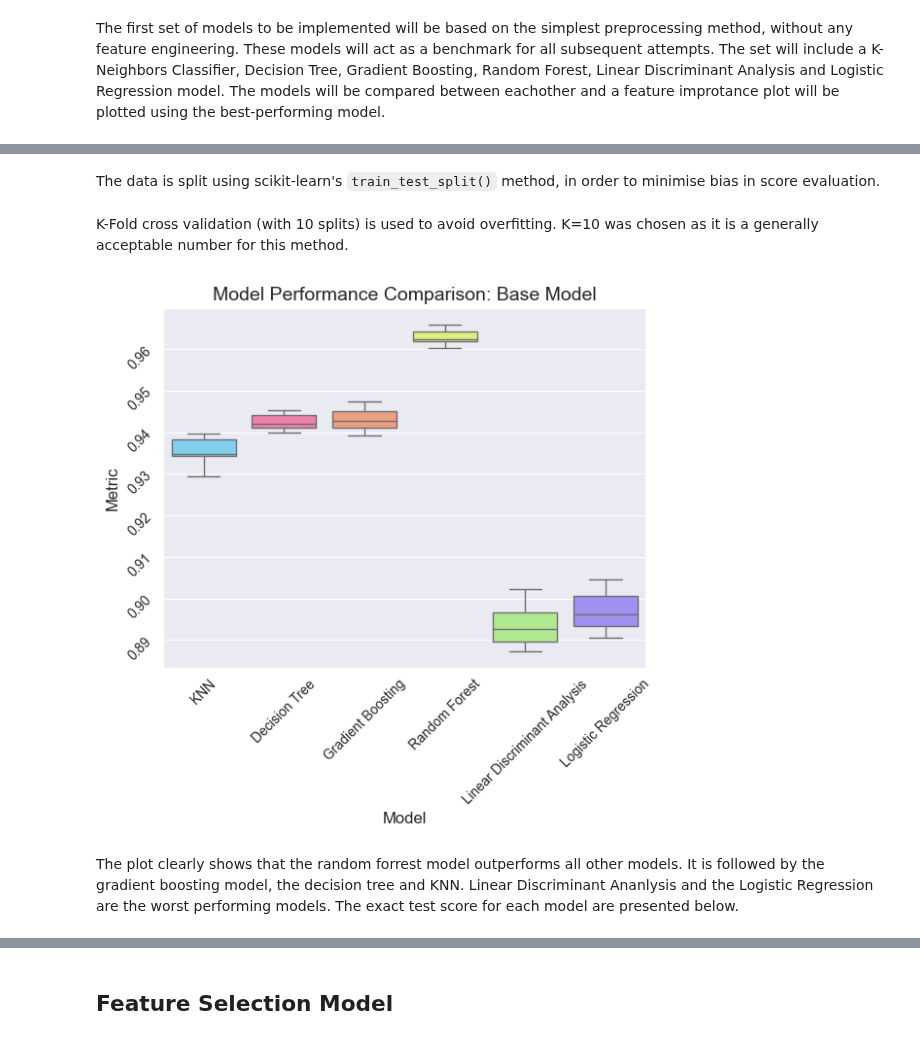
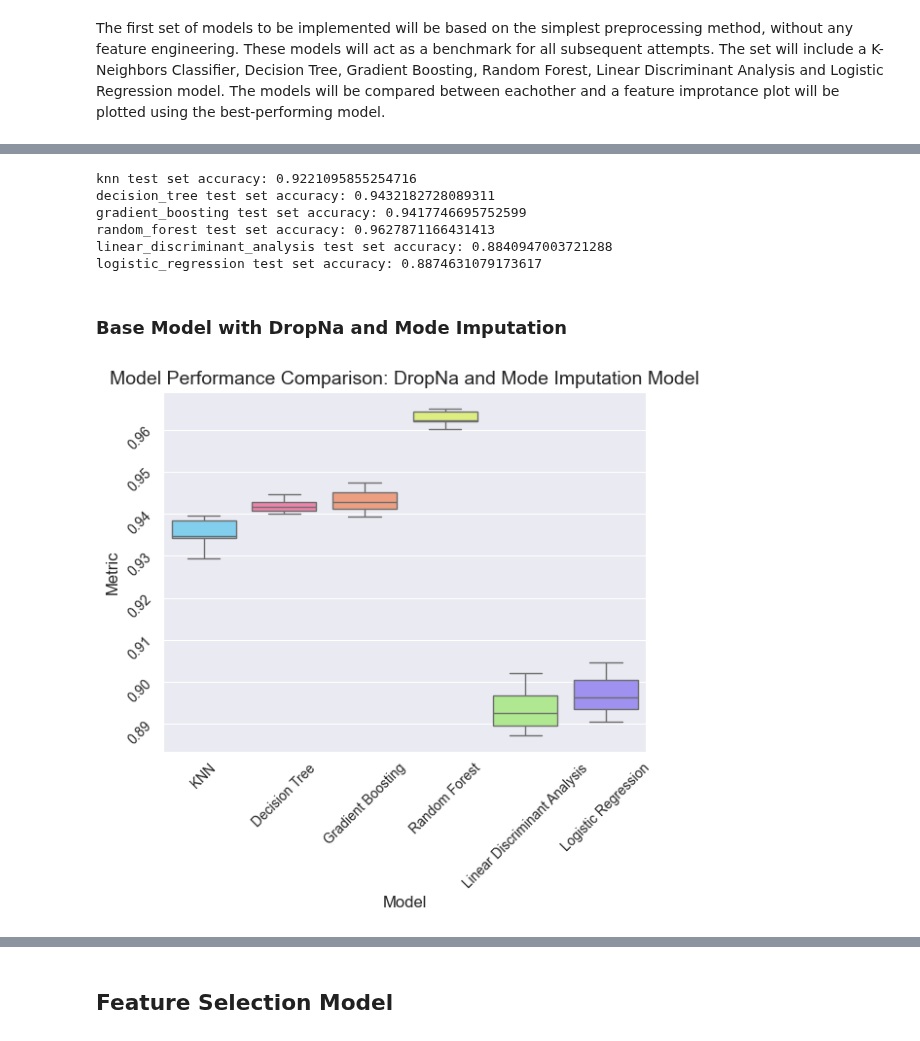
Before and after one commit to alexandra-pritoula/airline_passenger_satisfaction, a Jupyter notebook: Notebooks/model_training_and_evaluation.ipynb, the cells around one changed output, grey strips where cells are left out. Cells and saved outputs as stored; diff of their text form; code cells hidden in the pictures.

Commit message:
Completing the data_preparation notebook.

```diff
--- a/Notebooks/model_training_and_evaluation.ipynb
+++ b/Notebooks/model_training_and_evaluation.ipynb
@@ -31,0 +77,15 @@ The first set of models to be implemented will be based on the simplest preproce
+# %%
+# Loading the results:
+bm_data = pd.read_pickle('../Models/Imputation_Model_1/bm_data_imputed.pkl')
+
+# Plotting the boxplots:
+sns.set_style('darkgrid')
+ax = sns.boxplot(x='Model', y='Metric', hue='Model', data=bm_data, palette = ['#70D6FF', '#FF70A6', '#FF9770', '#E9FF70', '#AAF683', '#9381FF'])
+
+# Customizing the plots:
+ax.set_title('Model Performance Comparison: Base Model with Iteratively Imputed Data', fontsize = 14)
+ax.set_xlabel('Model', fontsize = 12)
+ax.set_ylabel('Metric', fontsize = 12)
+ax.tick_params(axis='both', labelsize = 10, rotation = 45)
+
+plt.show()
@@ -31,0 +164,15 @@ The first set of models to be implemented will be based on the simplest preproce
+# %%
+# Loading the results:
+bm_data = pd.read_pickle('../Models/Imputation_Model_2/bm_data_imputed_knn.pkl')
+
+# Plotting the boxplots:
+sns.set_style('darkgrid')
+ax = sns.boxplot(x='Model', y='Metric', hue='Model', data=bm_data, palette = ['#70D6FF', '#FF70A6', '#FF9770', '#E9FF70', '#AAF683', '#9381FF'])
+
+# Customizing the plots:
+ax.set_title('Model Performance Comparison: Base Model with KNN Imputed Data', fontsize = 14)
+ax.set_xlabel('Model', fontsize = 12)
+ax.set_ylabel('Metric', fontsize = 12)
+ax.tick_params(axis='both', labelsize = 10, rotation = 45)
+
+plt.show()
@@ -32,8 +197,25 @@ The first set of models to be implemented will be based on the simplest preproce
+# %%
+# Dictionary to store loaded models:
+loaded_models = {}
+
+# Loading the saved models:
+for name in models.keys():
+    model_pkl_file = '../Models/Imputation_Model_2/{}.pkl'.format(name)
+    with open(model_pkl_file, 'rb') as file:
+        loaded_models[name] = pickle.load(file)
+    print('{} test set accuracy: {}'.format(name, loaded_models[name]))
+# %% [output]
+knn test set accuracy: 0.9221095855254716
+decision_tree test set accuracy: 0.9432182728089311
+gradient_boosting test set accuracy: 0.9417746695752599
+random_forest test set accuracy: 0.9627871166431413
+linear_discriminant_analysis test set accuracy: 0.8840947003721288
+logistic_regression test set accuracy: 0.8874631079173617
+# %% [markdown]
+### Base Model with DropNa and Mode Imputation
 # %%
 # Importing the preprocessed data:
 train = pd.read_pickle('../Data/Preprocessed_1/train_preprocessed_1_dummies.pkl')
-# %% [markdown]
-The data is split using scikit-learn's `train_test_split()` method, in order to minimise bias in score evaluation.
 # %%
 # Splitting the data into train and test sets:
 X = train.drop(columns = 'Satisfaction', axis = 1)
@@ -44,8 +226,6 @@ X_train, X_test, y_train, y_test = train_test_split(X, y, random_state = 42, tes
 scaler = StandardScaler()
 X_train_scaled = scaler.fit_transform(X_train)
 X_test_scaled = scaler.transform(X_test)
-# %% [markdown]
-K-Fold cross validation (with 10 splits) is used to avoid overfitting. K=10 was chosen as it is a generally acceptable number for this method.
 # %%
 # Defining and implementing the four models:
 models = {'KNN': KNeighborsClassifier(),
@@ -72,22 +252,20 @@ models = {'KNN': KNeighborsClassifier(),
 # %%
 # Loading the results:
-bm_data = pd.read_pickle('../Models/Model_1/bm_data.pkl')
+bm_data = pd.read_pickle('../Models/Imputation_Model_3/bm_data.pkl')
 
 # Plotting the boxplots:
 sns.set_style('darkgrid')
 ax = sns.boxplot(x='Model', y='Metric', hue='Model', data=bm_data, palette = ['#70D6FF', '#FF70A6', '#FF9770', '#E9FF70', '#AAF683', '#9381FF'])
 
 # Customizing the plots:
-ax.set_title('Model Performance Comparison: Base Model', fontsize = 14)
+ax.set_title('Model Performance Comparison: DropNa and Mode Imputation Model', fontsize = 14)
 ax.set_xlabel('Model', fontsize = 12)
 ax.set_ylabel('Metric', fontsize = 12)
 ax.tick_params(axis='both', labelsize = 10, rotation = 45)
 
 plt.show()
 # %% [output]
-[figure, old version]
+[figure, new version]
-# %% [markdown]
-The plot clearly shows that the random forrest model outperforms all other models. It is followed by the gradient boosting model, the decision tree and KNN. Linear Discriminant Ananlysis and the Logistic Regression are the worst performing models. The exact test score for each model are presented below.
 # %%
 # Renaming models to be saved
 models = {'knn': KNeighborsClassifier(),
```
Also changed, not shown: parts of 28 cells of this notebook, 12 other files.
